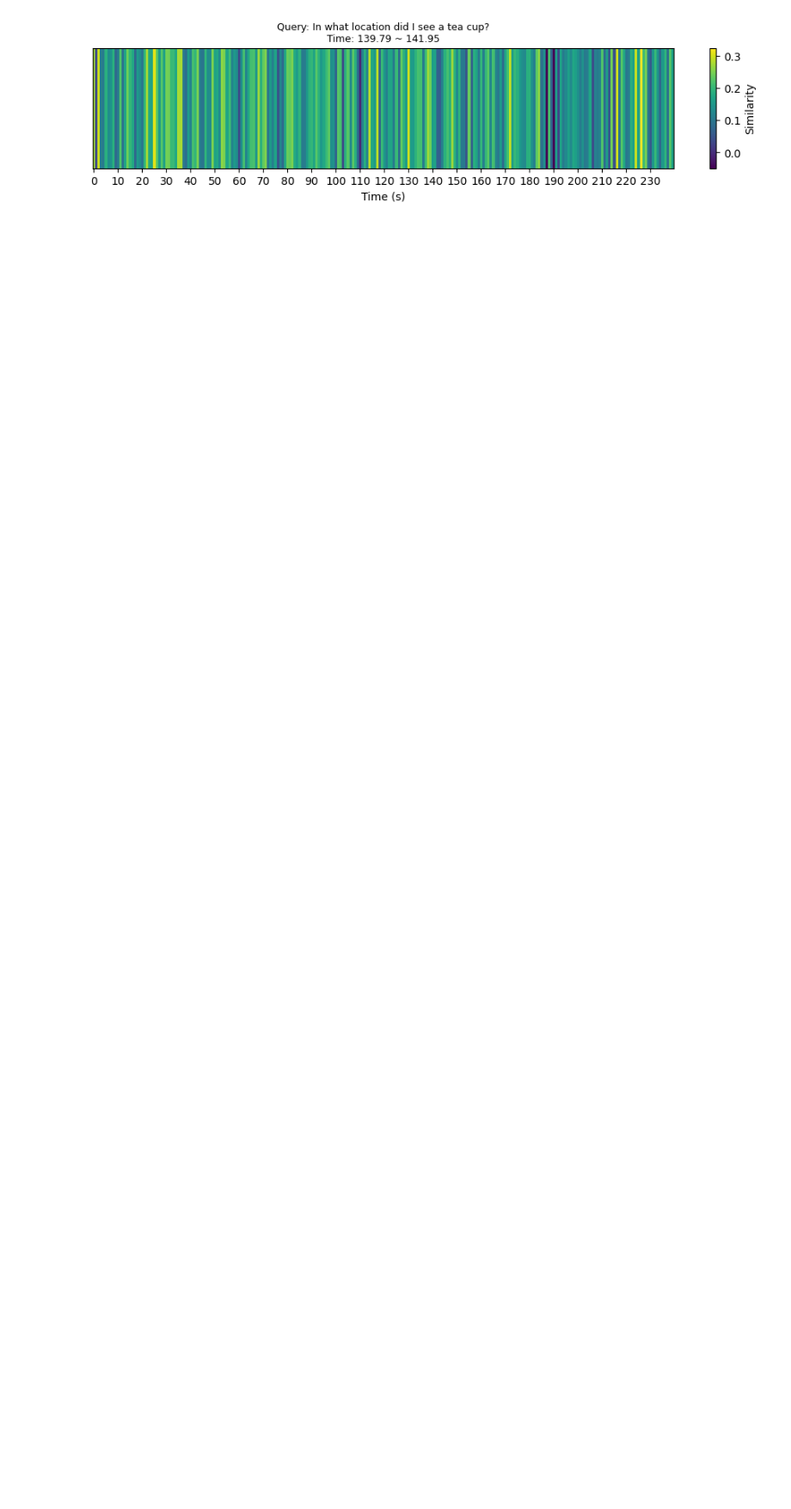
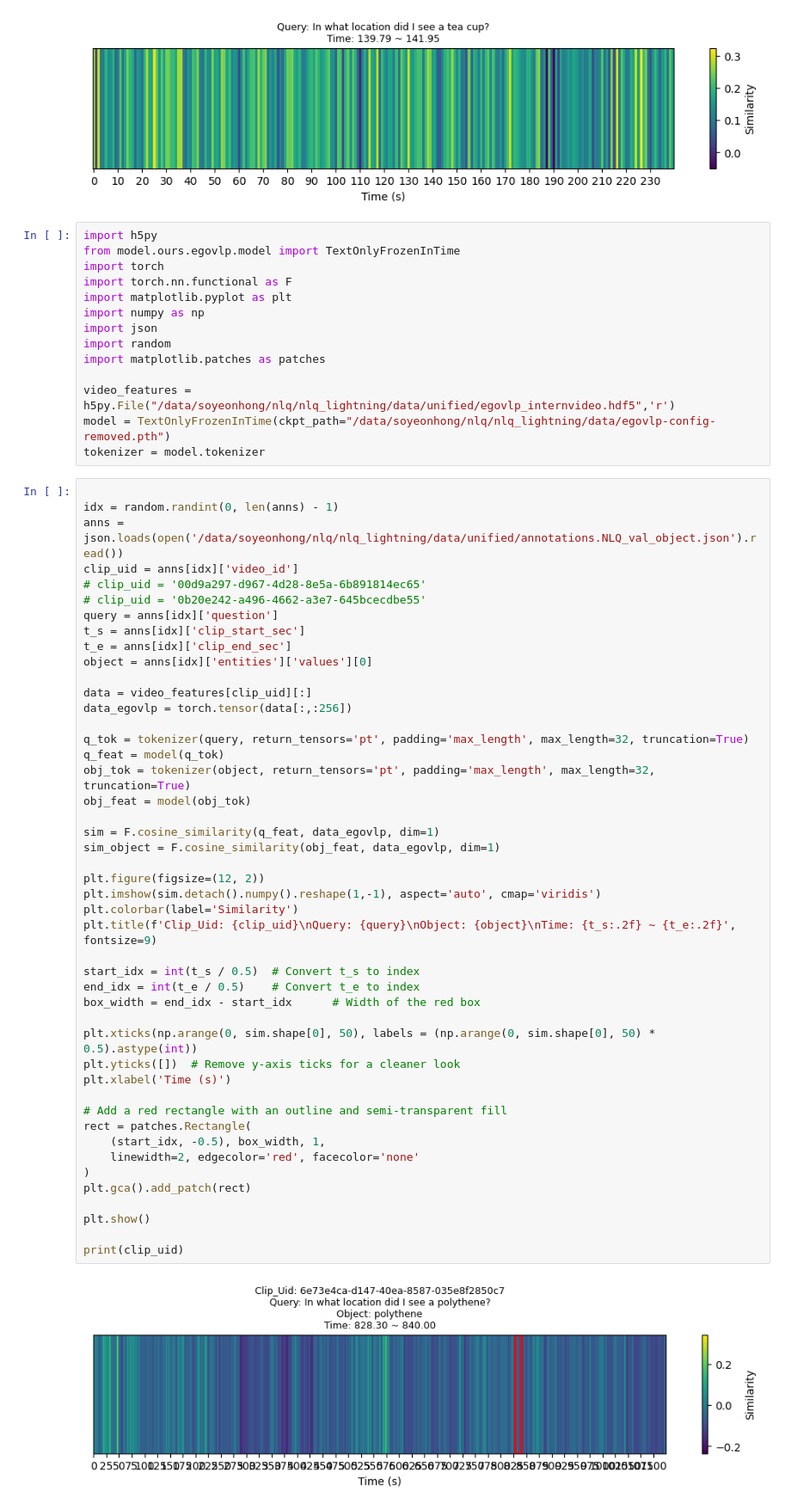
Before and after one commit to soyeonhong/nlq_lightning, a Jupyter notebook: notebooks/egovlp_object.ipynb, the cells around one changed output. Shown at 86% size. Drawn from its saved outputs; the diff is of its cells as text; blank space fills up the shorter version.

```diff
--- a/notebooks/egovlp_object.ipynb
+++ b/notebooks/egovlp_object.ipynb
@@ -304,3 +310,65 @@ plt.xlabel('Time (s)')
 plt.show()
 # %% [output]
 [figure]
+# %%
+import h5py
+from model.ours.egovlp.model import TextOnlyFrozenInTime
+import torch
+import torch.nn.functional as F
+import matplotlib.pyplot as plt
+import numpy as np
+import json
+import random
+import matplotlib.patches as patches
+
+video_features = h5py.File("/data/soyeonhong/nlq/nlq_lightning/data/unified/egovlp_internvideo.hdf5",'r')
+model = TextOnlyFrozenInTime(ckpt_path="/data/soyeonhong/nlq/nlq_lightning/data/egovlp-config-removed.pth")
+tokenizer = model.tokenizer
+# %%
+
+idx = random.randint(0, len(anns) - 1)
+anns = json.loads(open('/data/soyeonhong/nlq/nlq_lightning/data/unified/annotations.NLQ_val_object.json').read())
+clip_uid = anns[idx]['video_id']
+# clip_uid = '00d9a297-d967-4d28-8e5a-6b891814ec65'
+# clip_uid = '0b20e242-a496-4662-a3e7-645bcecdbe55'
+query = anns[idx]['question']
+t_s = anns[idx]['clip_start_sec']
+t_e = anns[idx]['clip_end_sec']
+object = anns[idx]['entities']['values'][0]
+
+data = video_features[clip_uid][:]
+data_egovlp = torch.tensor(data[:,:256])
+
+q_tok = tokenizer(query, return_tensors='pt', padding='max_length', max_length=32, truncation=True)
+q_feat = model(q_tok)
+obj_tok = tokenizer(object, return_tensors='pt', padding='max_length', max_length=32, truncation=True)
+obj_feat = model(obj_tok)
+
+sim = F.cosine_similarity(q_feat, data_egovlp, dim=1)
+sim_object = F.cosine_similarity(obj_feat, data_egovlp, dim=1)
+
+plt.figure(figsize=(12, 2))
+plt.imshow(sim.detach().numpy().reshape(1,-1), aspect='auto', cmap='viridis')
+plt.colorbar(label='Similarity')
+plt.title(f'Clip_Uid: {clip_uid}\nQuery: {query}\nObject: {object}\nTime: {t_s:.2f} ~ {t_e:.2f}', fontsize=9)
+
+start_idx = int(t_s / 0.5)  # Convert t_s to index
+end_idx = int(t_e / 0.5)    # Convert t_e to index
+box_width = end_idx - start_idx      # Width of the red box
+
+plt.xticks(np.arange(0, sim.shape[0], 50), labels = (np.arange(0, sim.shape[0], 50) * 0.5).astype(int))
+plt.yticks([])  # Remove y-axis ticks for a cleaner look
+plt.xlabel('Time (s)')
+
+# Add a red rectangle with an outline and semi-transparent fill
+rect = patches.Rectangle(
+    (start_idx, -0.5), box_width, 1,
+    linewidth=2, edgecolor='red', facecolor='none'
+)
+plt.gca().add_patch(rect)
+
+plt.show()
+
+print(clip_uid)
+# %% [output]
+[figure, added]
```
Also changed, not shown: parts of 3 cells of this notebook, 2 other files.
